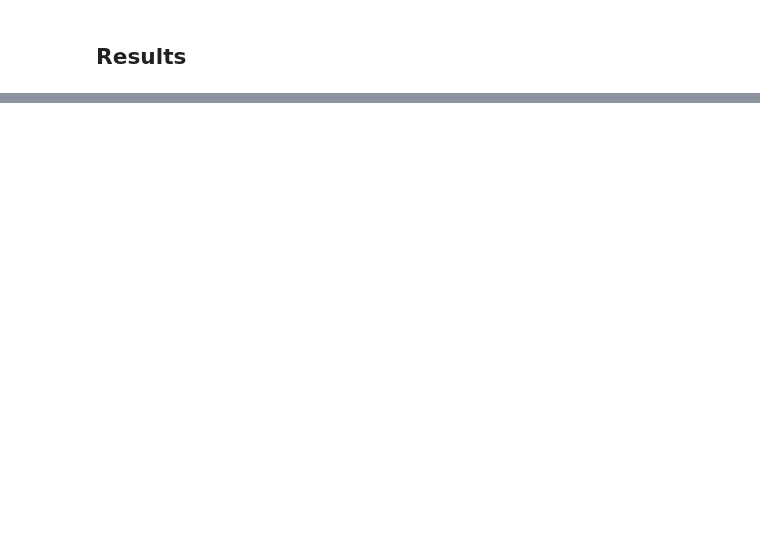
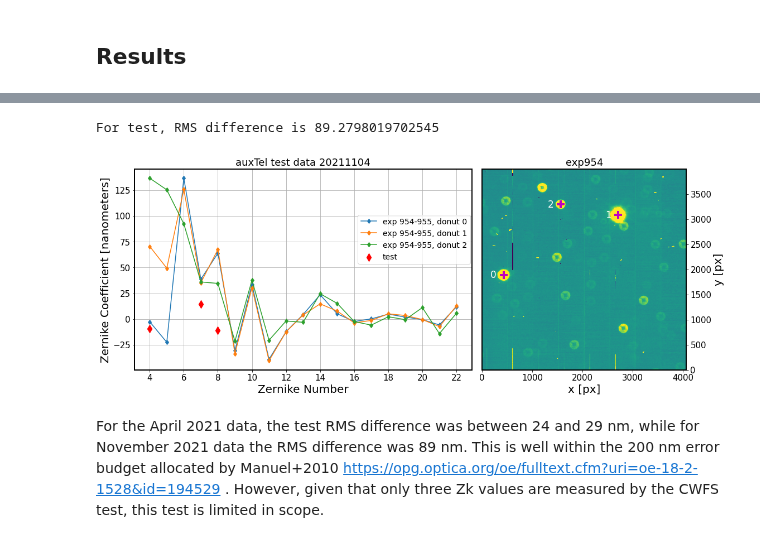
Before and after one commit to lsst-ts/ts_analysis_notebooks, a Jupyter notebook: notebooks/auxtel/AOS_DM-33168_validate_AT_with_test_data.ipynb, the cells around one changed output, grey strips where cells are left out. Saved outputs shown, nothing was run; the diff lists cells and outputs as text; code cells hidden in the pictures; blank space fills up the shorter version.

Commit message:
add Nov 2021 data, add RMS

```diff
--- a/notebooks/auxtel/AOS_DM-33168_validate_AT_with_test_data.ipynb
+++ b/notebooks/auxtel/AOS_DM-33168_validate_AT_with_test_data.ipynb
@@ -296,0 +371,13 @@ Text(0.5, 1.0, 'exp309')
+# %%
+compare_with_test(exp_start=954, exp_end=954, year='2021', month_day='1104',
+                  collection='u/scichris/Latiss/postISRtest2',
+                  test_results = [ [-11.1, 14.5, -9.5, ]],
+                  test_labels = ['test'],
+                  test_colors = ['r'],
+                  danish_results = []
+                 )
+# %% [output]
+For test, RMS difference is 89.2798019702545
+[figure, added]
+# %% [markdown]
+For the April 2021 data, the test RMS difference was between 24 and 29 nm, while for November 2021 data the RMS difference was 89 nm. This is well within the 200 nm error budget allocated by Manuel+2010 https://opg.optica.org/oe/fulltext.cfm?uri=oe-18-2-1528&id=194529 . However, given that  only three Zk values are measured by the CWFS test, this test is limited in scope.
```
Also changed, not shown: parts of 14 cells of this notebook.
